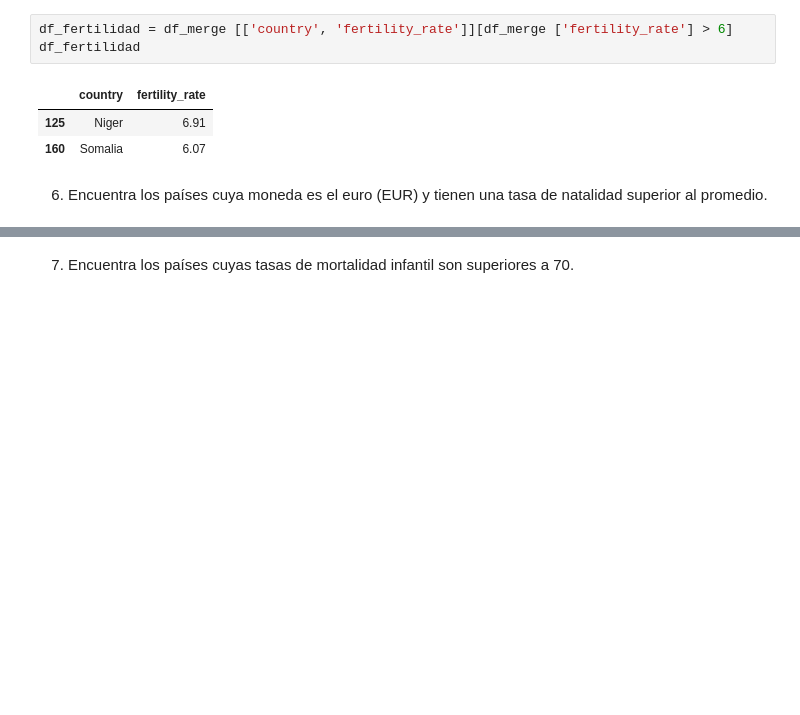
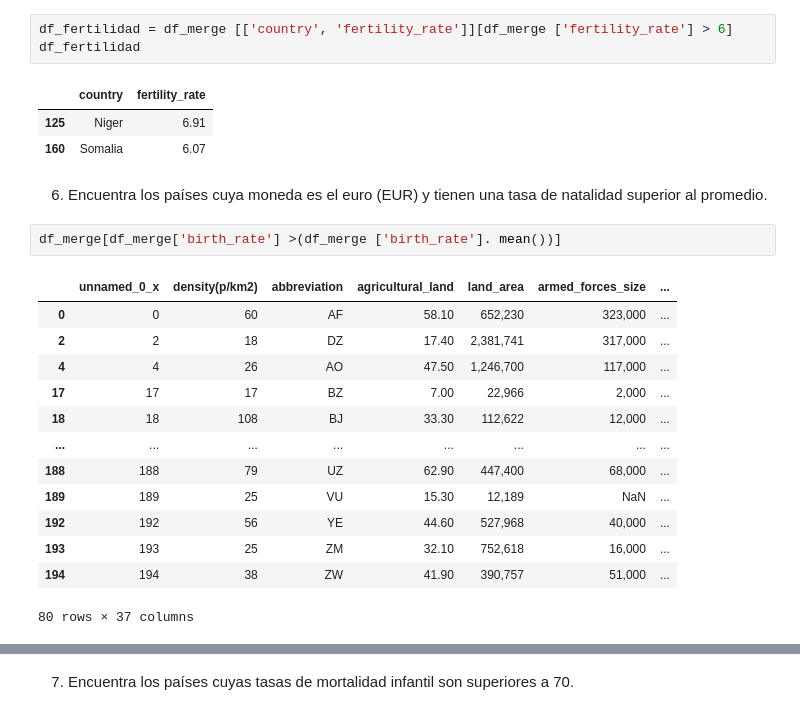
Before and after one commit to raquelmartinrodriguez/promoG_modulo3_sprint1_pairprogramming_MirnaOspino_RaquelMartin, a Jupyter notebook: pair_4_programing_union.ipynb, the cells around one changed output, grey strips where cells are left out. Saved outputs shown, nothing was run; the diff lists cells and outputs as text; blank space fills up the shorter version.

```diff
--- a/pair_4_programing_union.ipynb
+++ b/pair_4_programing_union.ipynb
@@ -381,3 +381,19 @@ df_fertilidad
 | 160 | Somalia | 6.07 |
 # %% [markdown]
 6.	Encuentra los países cuya moneda es el euro (EUR) y tienen una tasa de natalidad superior al promedio.
+# %%
+df_merge[df_merge['birth_rate'] >(df_merge ['birth_rate']. mean())]
+# %% [output]
+|  | unnamed_0_x | density(p/km2) | abbreviation | agricultural_land | land_area | armed_forces_size | ... |
+| 0 | 0 | 60 | AF | 58.10 | 652,230 | 323,000 | ... |
+| 2 | 2 | 18 | DZ | 17.40 | 2,381,741 | 317,000 | ... |
+| 4 | 4 | 26 | AO | 47.50 | 1,246,700 | 117,000 | ... |
+| 17 | 17 | 17 | BZ | 7.00 | 22,966 | 2,000 | ... |
+| 18 | 18 | 108 | BJ | 33.30 | 112,622 | 12,000 | ... |
+| ... | ... | ... | ... | ... | ... | ... | ... |
+| 188 | 188 | 79 | UZ | 62.90 | 447,400 | 68,000 | ... |
+| 189 | 189 | 25 | VU | 15.30 | 12,189 | NaN | ... |
+| 192 | 192 | 56 | YE | 44.60 | 527,968 | 40,000 | ... |
+| 193 | 193 | 25 | ZM | 32.10 | 752,618 | 16,000 | ... |
+| 194 | 194 | 38 | ZW | 41.90 | 390,757 | 51,000 | ... |
+80 rows × 37 columns
```
Also changed, not shown: parts of 4 cells of this notebook.
